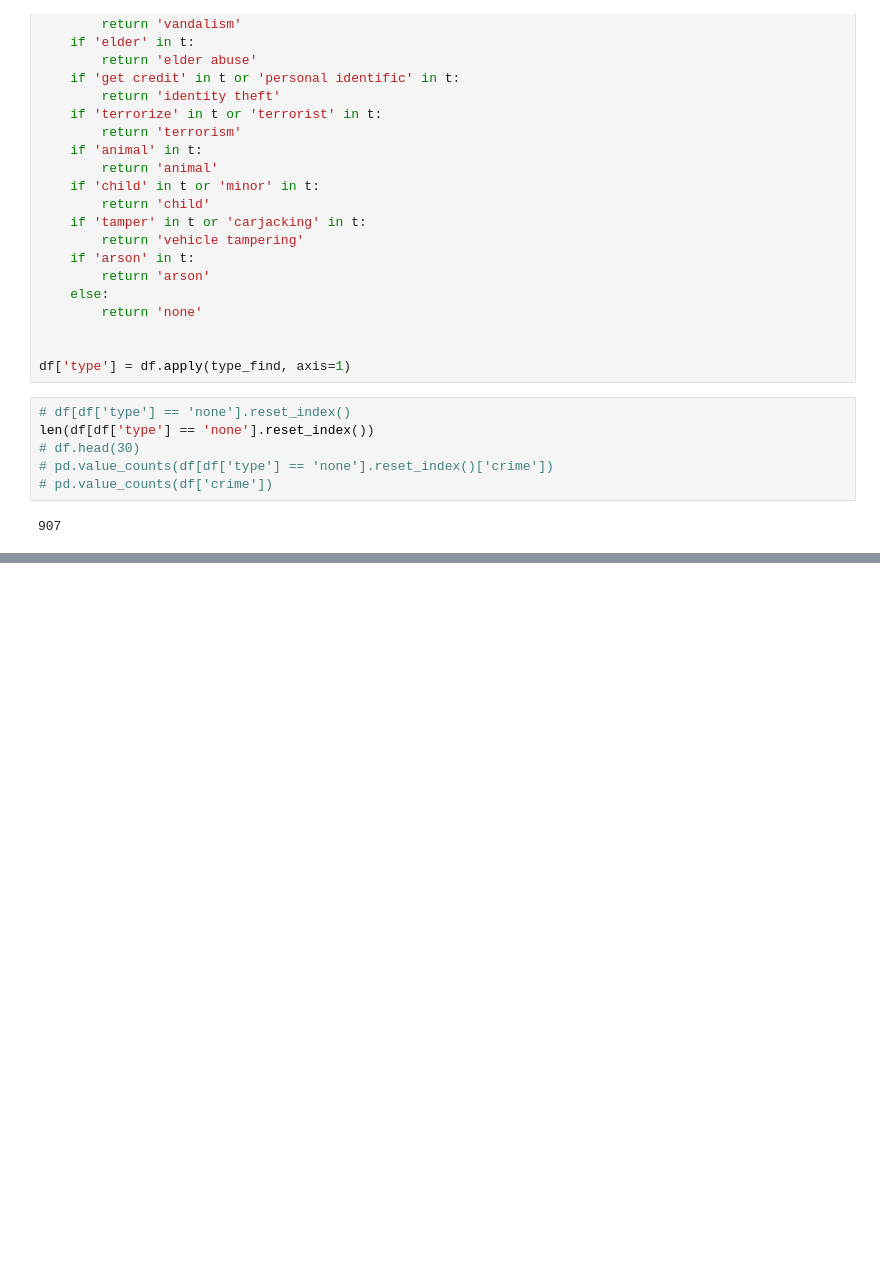
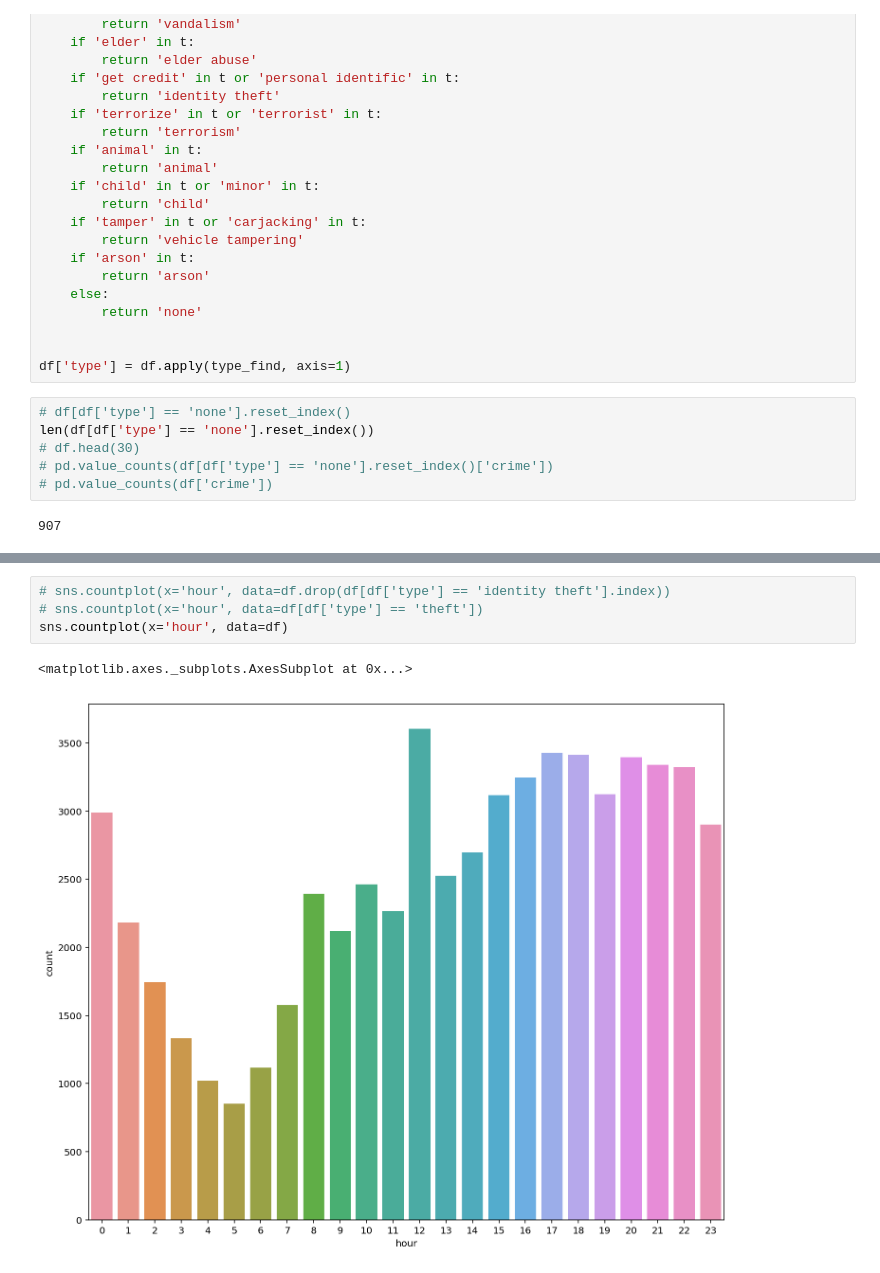
Before and after one commit to t5hua/crime_mapping_ece180_16, a Jupyter notebook: tim.ipynb, the cells around one changed output, grey strips where cells are left out. Drawn from its saved outputs; the diff is of its cells as text; blank space fills up the shorter version.

```diff
--- a/tim.ipynb
+++ b/tim.ipynb
@@ -140,0 +158,7 @@ sns.countplot(y='type', data=df.dropna(), order=df['type'].value_counts().index,
+# %%
+# sns.countplot(x='hour', data=df.drop(df[df['type'] == 'identity theft'].index))
+# sns.countplot(x='hour', data=df[df['type'] == 'theft'])
+sns.countplot(x='hour', data=df)
+# %% [output]
+<matplotlib.axes._subplots.AxesSubplot at 0x...>
+[figure, added]
```
Also changed, not shown: parts of 7 cells of this notebook, 3 other files.
